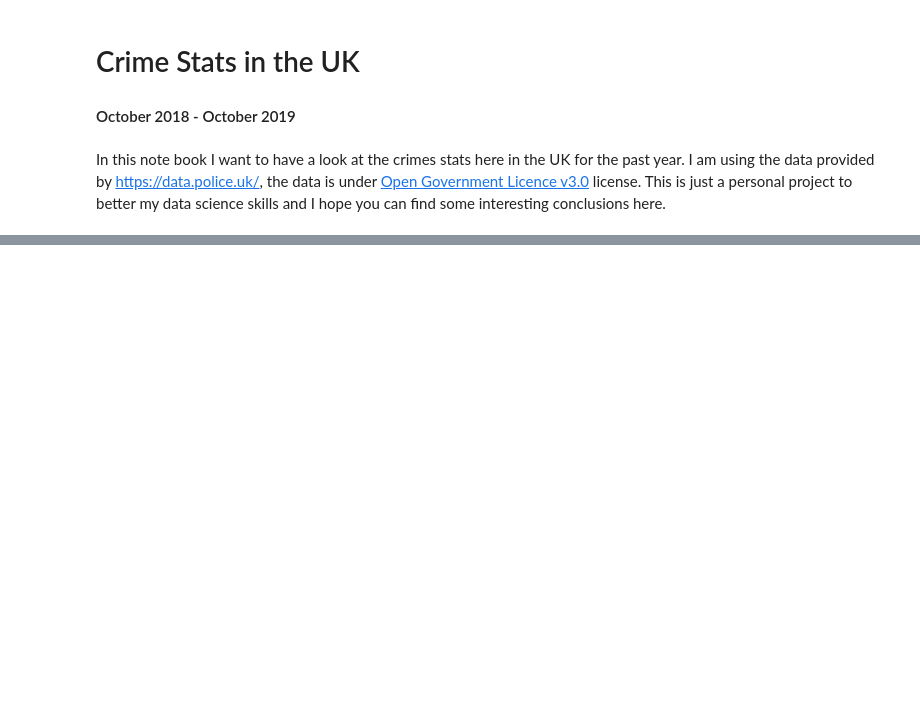
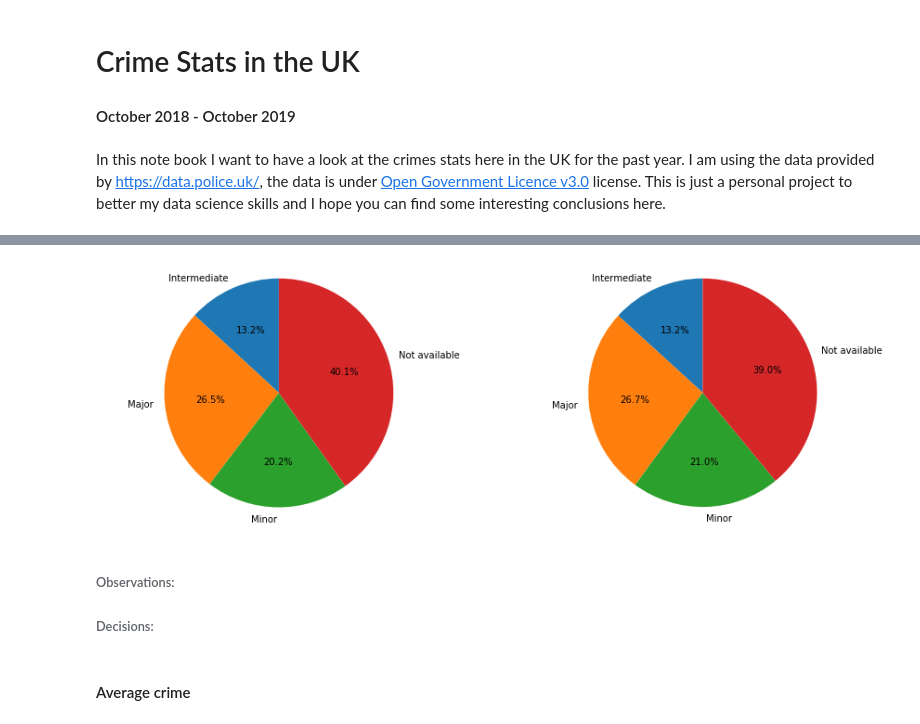
Before and after one commit to MichaelRichardson12/uk-police-notebook, a Jupyter notebook: UK Police Crime Notebook.ipynb, the cells around one changed output, grey strips where cells are left out. Drawn from its saved outputs; the diff is of its cells as text; code cells hidden in the pictures; blank space fills up the shorter version.

```diff
--- a/UK Police Crime Notebook.ipynb
+++ b/UK Police Crime Notebook.ipynb
@@ -117,0 +301,24 @@ df.groupby(['folder','Outcome type']).size().reset_index()
+# %%
+df_crime_total = df.groupby(['r_crime']).size().reset_index()
+df_crime_total.rename(columns={0: 'count'}, inplace=True)
+
+df_crime_type = df.groupby(['month', 'r_crime']).size().reset_index()
+df_crime_type.rename(columns={0: 'count'}, inplace=True)
+df_crime_type = df_crime_type[df_crime_type.month == '2019-04']
+# %%
+fig, (ax1, ax2) = plt.subplots(1, 2, figsize=(15,5))
+ax1.pie(df_crime_total['count'], labels=df_crime_total['r_crime'], autopct='%1.1f%%', startangle=90)
+ax1.axis('equal')
+
+ax2.pie(df_crime_type['count'], labels=df_crime_type['r_crime'], autopct='%1.1f%%', startangle=90)
+ax2.axis('equal')
+
+plt.show()
+# %% [output]
+[figure, added]
+# %% [markdown]
+###### Observations:
+
+###### Decisions:
+# %% [markdown]
+#### Average crime
```
Also changed, not shown: parts of 38 cells of this notebook.
